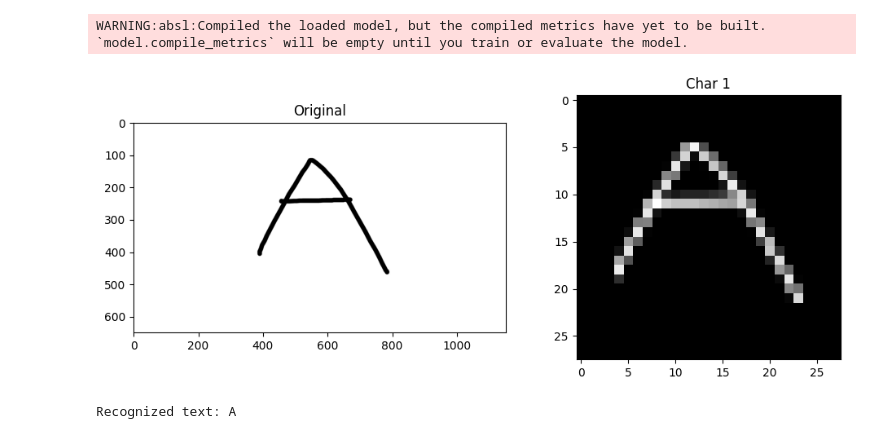
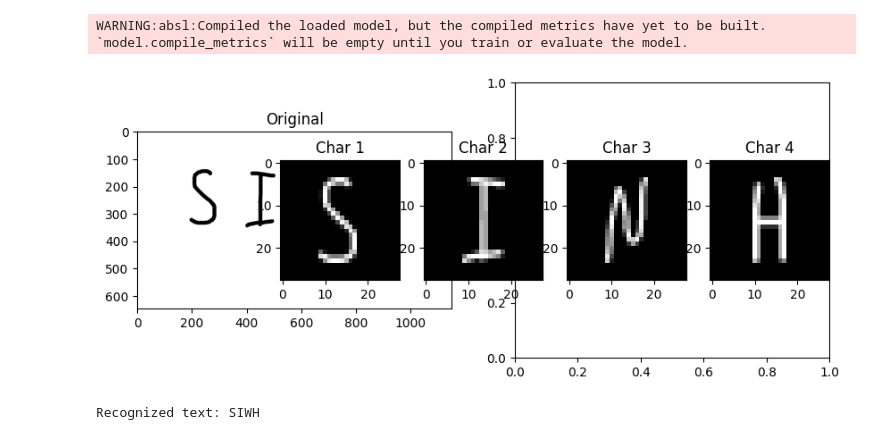
Before and after one commit to phamngoctien2004/bai-tap-lon-ai, a Jupyter notebook: bailam.ipynb, the cells around one changed output. Drawn from its saved outputs; the diff is of its cells as text; code cells hidden in the pictures.

```diff
--- a/bailam.ipynb
+++ b/bailam.ipynb
@@ -141,33 +141,33 @@ if __name__ == "__main__":
         predicted_class = np.argmax(prediction)
         letter = chr(predicted_class + ord('A'))
         print(f"Recognized character: {letter}")
 
     # Test with multiple characters
     def recognize_multiple_chars(img_path):
         img = cv2.imread(img_path)
         plt.figure(figsize=(10, 4))
         plt.subplot(121), plt.imshow(cv2.cvtColor(img, cv2.COLOR_BGR2RGB)), plt.title('Original')
 
         # Segment characters
         char_images = segment_characters(img)
 
         # Display segmented characters
         plt.subplot(122)
         for i, char_img in enumerate(char_images):
             plt.subplot(1, len(char_images) + 1, i + 2)
             plt.imshow(char_img, cmap='gray')
             plt.title(f'Char {i+1}')
         plt.tight_layout()
         plt.show()
 
         # Recognize text
         text = recognize_text(model, char_images)
         print(f"Recognized text: {text}")
 
 # Example usage:
 # recognize_single_char('path_to_single_char.jpg')
-recognize_multiple_chars('data/a.png')
+recognize_multiple_chars('data/b.png')
 # %% [output]
 WARNING:absl:Compiled the loaded model, but the compiled metrics have yet to be built. `model.compile_metrics` will be empty until you train or evaluate the model.
-[figure, old version]
+[figure, new version]
-Recognized text: A
+Recognized text: SIWH
```
Also changed, not shown: 2 other files.
